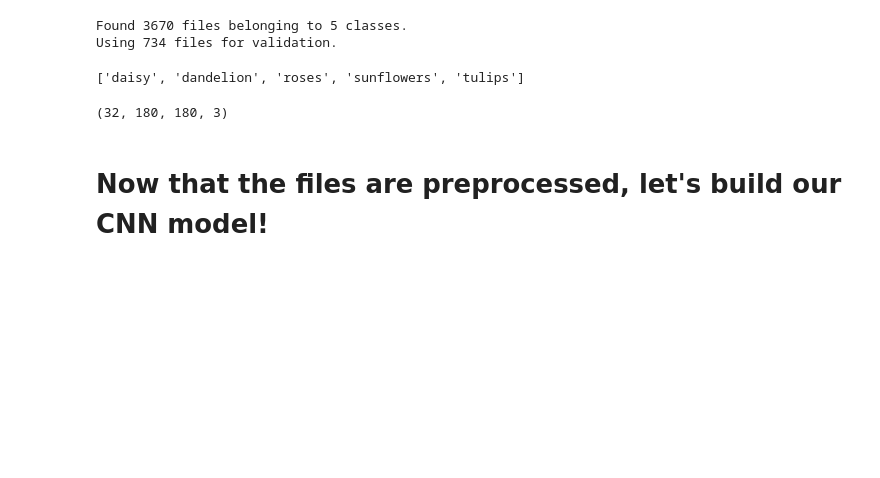
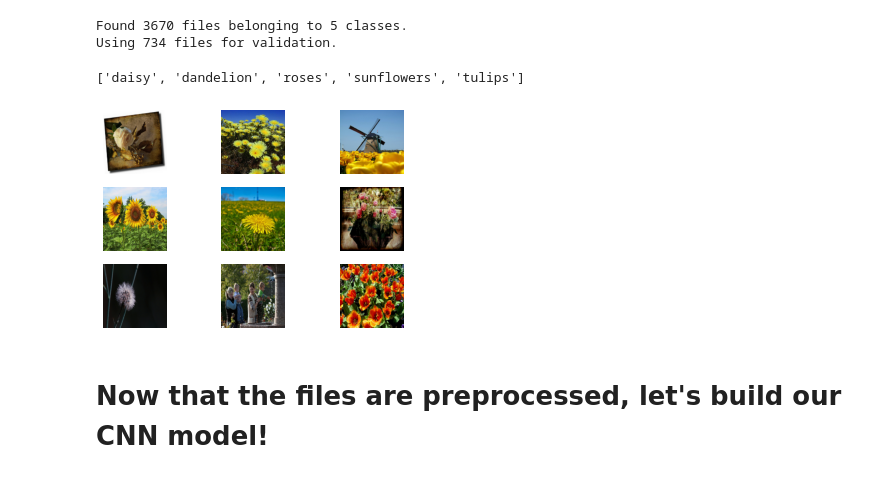
Before and after one commit to mantertius/Learning-Machine-Learning, a Jupyter notebook: images2.ipynb, the cells around one changed output. Drawn from its saved outputs; the diff is of its cells as text; code cells hidden in the pictures; blank space fills up the shorter version.

```diff
--- a/images2.ipynb
+++ b/images2.ipynb
@@ -63,10 +63,12 @@ class_names = train_ds.class_names
 print(class_names)
 # %% [output]
 ['daisy', 'dandelion', 'roses', 'sunflowers', 'tulips']
-# %%
-for image_batch, labels_batch in train_ds:
-    print(image_batch.shape)
-    break
-# %% [output]
-(32, 180, 180, 3)
+# %%
+for images, _ in train_ds.take(1):
+    for i in range(9):
+        ax = plt.subplot(3, 3, i + 1)
+        plt.imshow(images[i].numpy().astype("uint8"))
+        plt.axis("off")
+# %% [output]
+[figure, added]
 # %%
```
Also changed, not shown: parts of 4 cells of this notebook, 3 other files.
